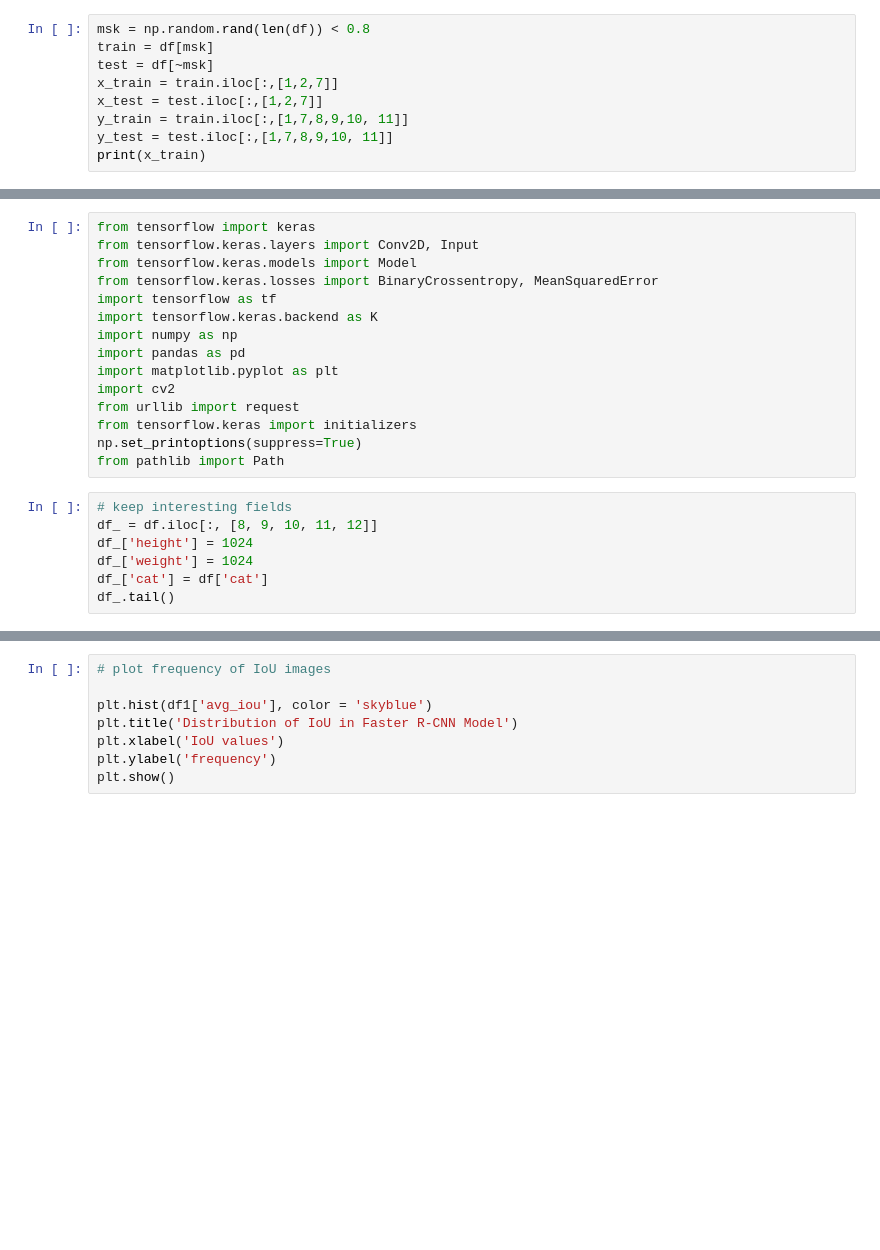
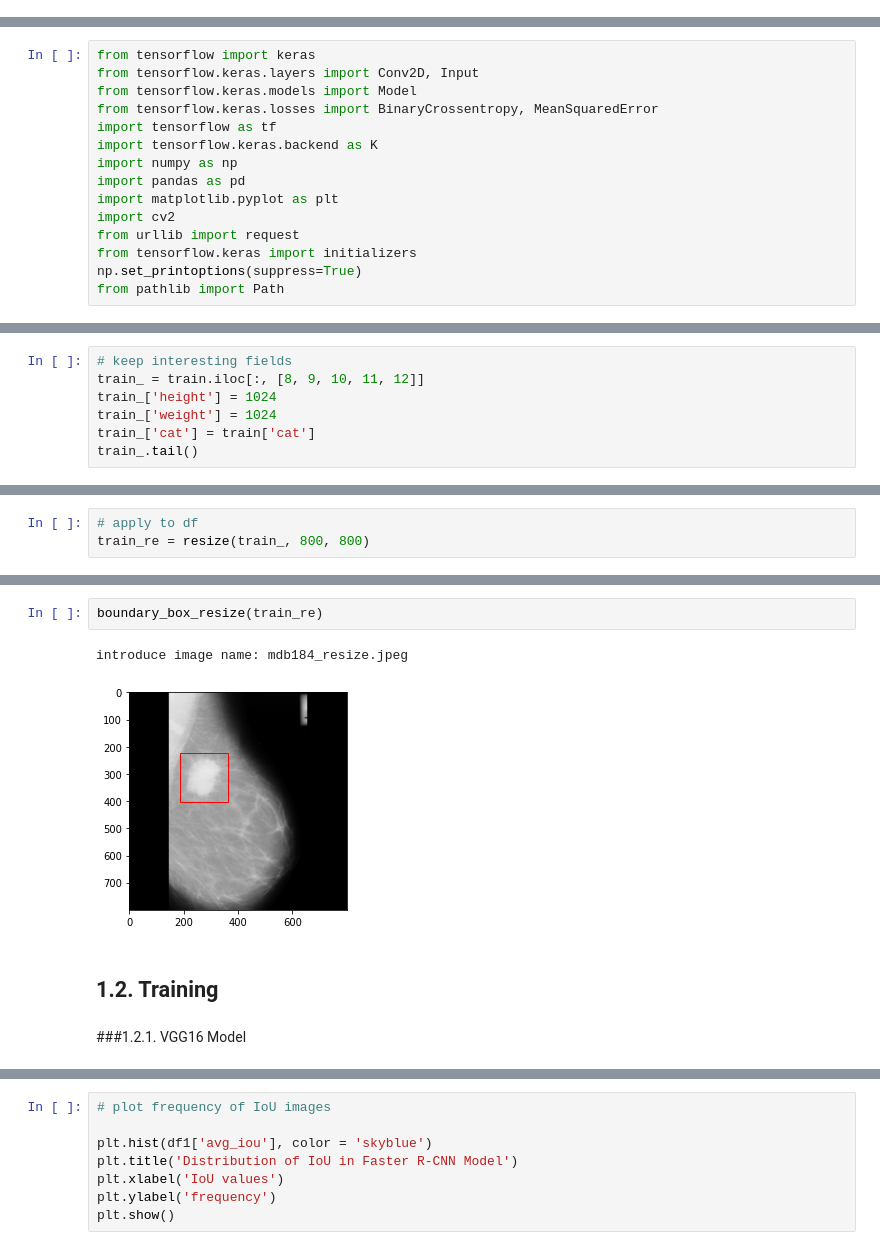
Before and after one commit to cfont03/Anomaly-breast-cancer-detection, a Jupyter notebook: train/1. Faster_R_CNN.ipynb, the cells around one changed output, grey strips where cells are left out. Drawn from its saved outputs; the diff is of its cells as text; blank space fills up the shorter version.

```diff
--- a/train/1. Faster_R_CNN.ipynb
+++ b/train/1. Faster_R_CNN.ipynb
@@ -163,9 +138,0 @@ def train_test(df, test = 0.2, val = 0.25):
-# %%
-msk = np.random.rand(len(df)) < 0.8
-train = df[msk]
-test = df[~msk]
-x_train = train.iloc[:,[1,2,7]]
-x_test = test.iloc[:,[1,2,7]]
-y_train = train.iloc[:,[1,7,8,9,10, 11]]
-y_test = test.iloc[:,[1,7,8,9,10, 11]]
-print(x_train)
@@ -223,10 +156,3 @@ from urllib import request
 from tensorflow.keras import initializers
 np.set_printoptions(suppress=True)
 from pathlib import Path
-# %%
-# keep interesting fields
-df_ = df.iloc[:, [8, 9, 10, 11, 12]]
-df_['height'] = 1024
-df_['weight'] = 1024
-df_['cat'] = df['cat']
-df_.tail()
@@ -919,0 +159,7 @@ Name: inside_anchor_list, dtype: object
+# %%
+# keep interesting fields
+train_ = train.iloc[:, [8, 9, 10, 11, 12]]
+train_['height'] = 1024
+train_['weight'] = 1024
+train_['cat'] = train['cat']
+train_.tail()
@@ -919,0 +245,3 @@ Name: inside_anchor_list, dtype: object
+# %%
+# apply to df
+train_re = resize(train_, 800, 800)
@@ -919,0 +305,9 @@ Name: inside_anchor_list, dtype: object
+# %%
+boundary_box_resize(train_re)
+# %% [output]
+introduce image name: mdb184_resize.jpeg
+[figure, added]
+# %% [markdown]
+## 1.2. Training
+# %% [markdown]
+###1.2.1. VGG16 Model
```
Also changed, not shown: parts of 68 cells of this notebook.
